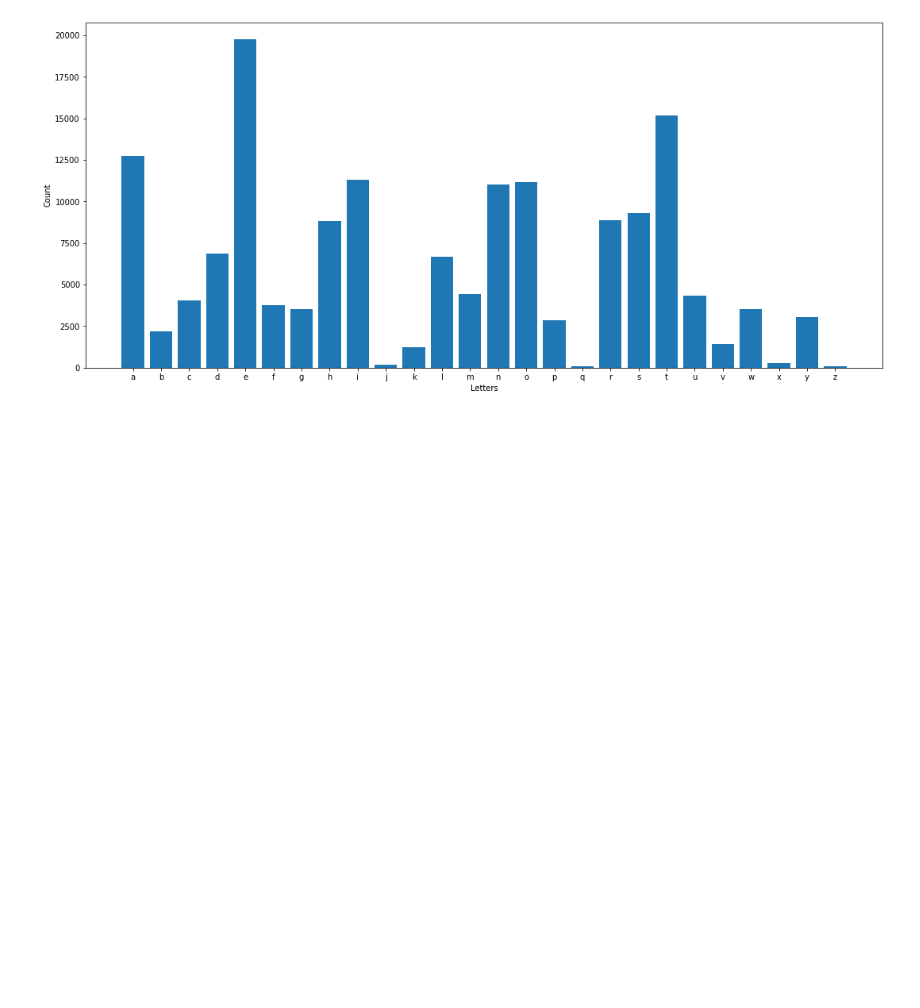
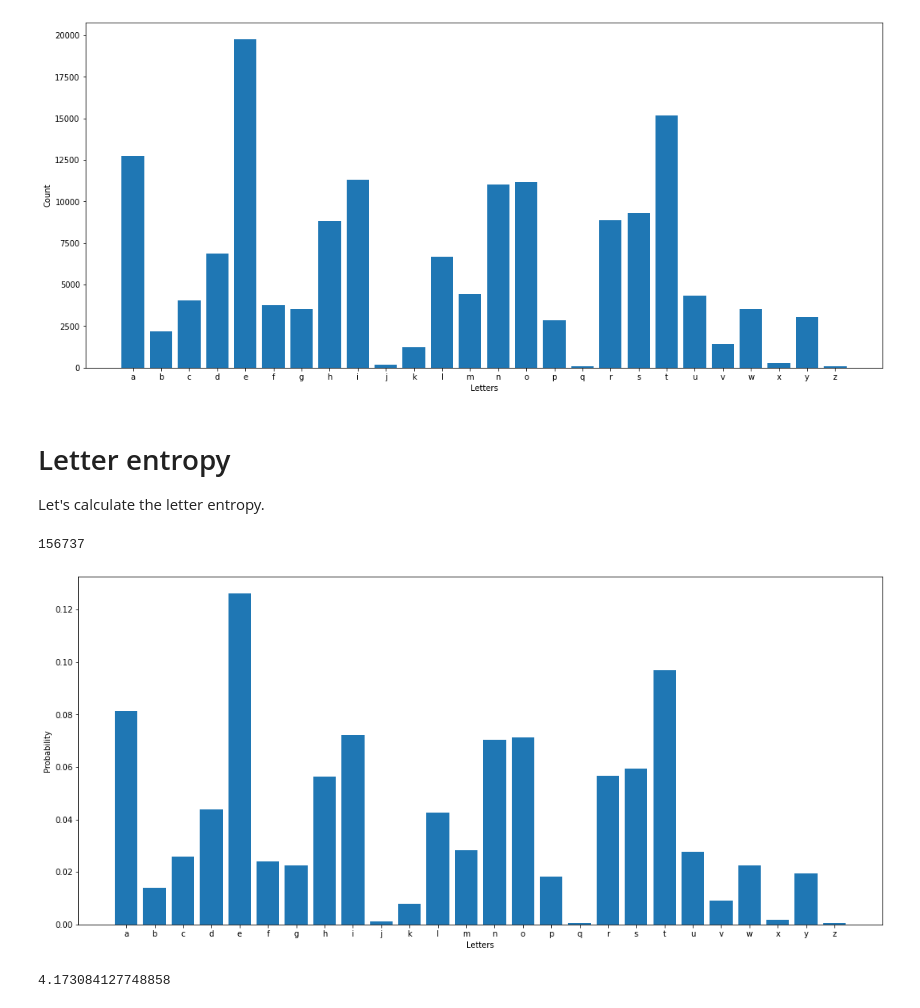
Before and after one commit to dantebarross/scientific-projects-with-python, a Jupyter notebook: Entropy_in_language.ipynb, the cells around one changed output. Cells and saved outputs as stored; diff of their text form; code cells hidden in the pictures; blank space fills up the shorter version.

```diff
--- a/Entropy_in_language.ipynb
+++ b/Entropy_in_language.ipynb
@@ -121,3 +121,27 @@ plt.ylabel('Count')
 plt.show()
 # %% [output]
 [figure]
+# %% [markdown]
+# Letter entropy
+
+Let's calculate the letter entropy.
+# %%
+sum(letters_count.values())
+# %% [output]
+156737
+# %%
+letters_probability = {}
+
+for letter in letters_count:
+  letter_prob = letters_count[letter] / sum(letters_count.values())
+  letters_probability.update({letter:letter_prob})
+# %%
+fig, ax = plt.subplots(1, figsize=[18, 8])
+ax.bar(range(len(letters)), letters_probability.values())
+ax.set_xticks(range(len(letters_count)))
+ax.set_xticklabels(letters)
+ax.set_xlabel('Letters')
+ax.set_ylabel('Probability')
+fig;
+# %% [output]
+[figure, added]
@@ -123,0 +150,7 @@ plt.show()
+# %%
+import numpy as np
+
+entropy = -sum(letters_prob * np.log2(letters_prob + np.finfo(float).eps))
+entropy
+# %% [output]
+4.173084127748858
```
Also changed, not shown: parts of 10 cells of this notebook.
